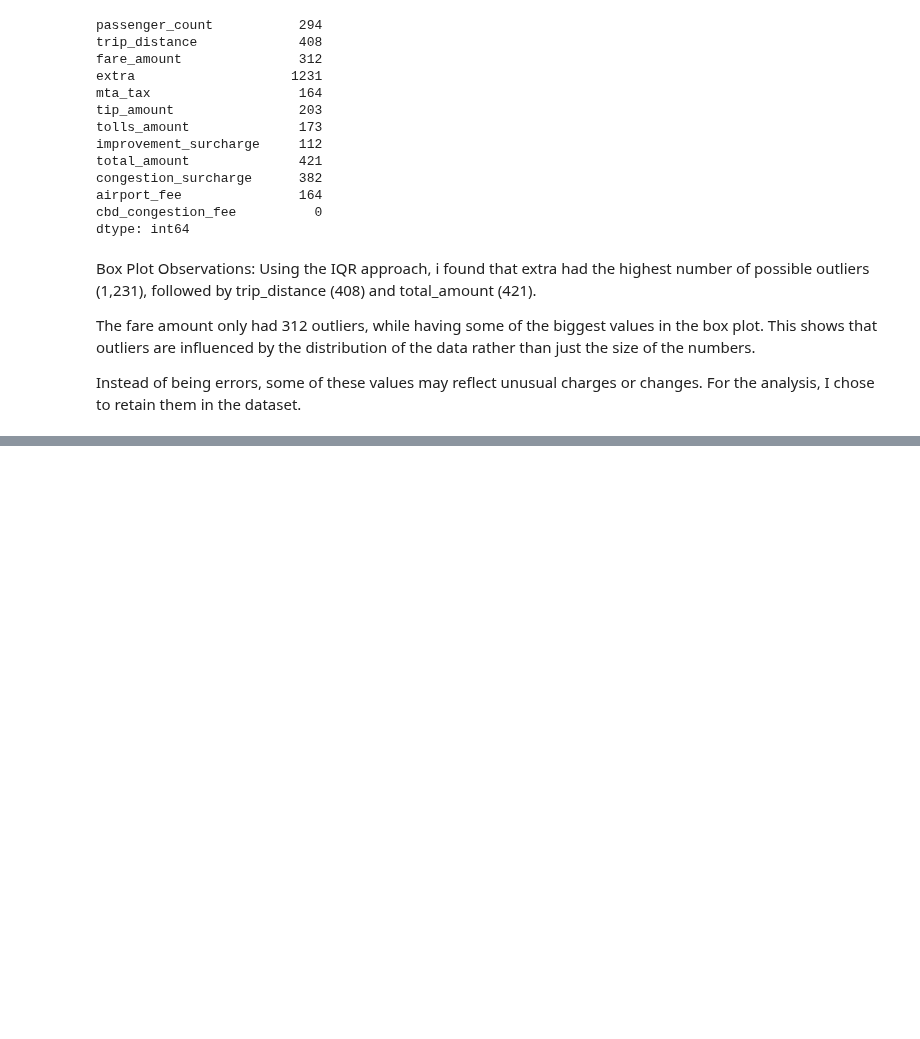
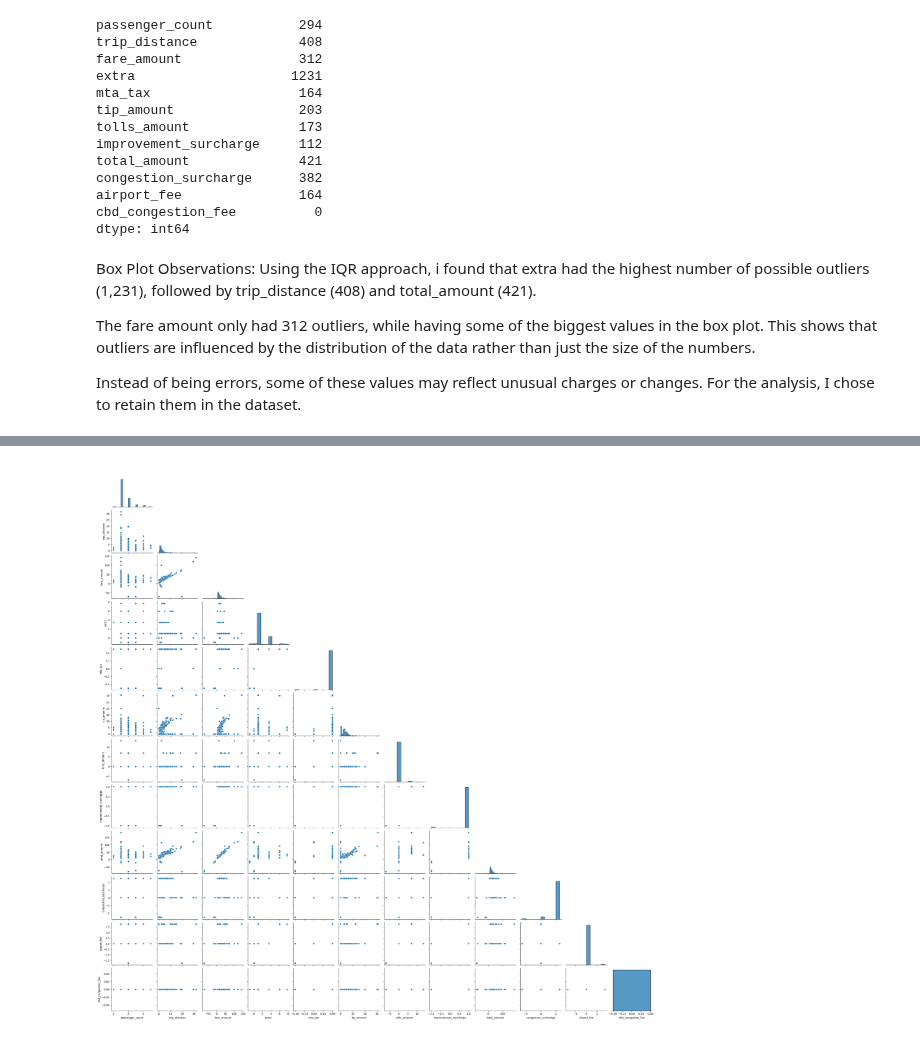
Before and after one commit to tasm3/cs460-data-scienc, a Jupyter notebook: nyc_taxi_eda.ipynb, the cells around one changed output, grey strips where cells are left out. Cells and saved outputs as stored; diff of their text form; code cells hidden in the pictures; blank space fills up the shorter version.

```diff
--- a/nyc_taxi_eda.ipynb
+++ b/nyc_taxi_eda.ipynb
@@ -305,0 +320,7 @@ Instead of being errors, some of these values may reflect unusual charges or cha
+# %%
+sns.pairplot(taxi[numerical_cols].sample(500, random_state=42),
+             corner=True)
+
+plt.show()
+# %% [output]
+[figure, added]
```
Also changed, not shown: parts of 3 cells of this notebook.
